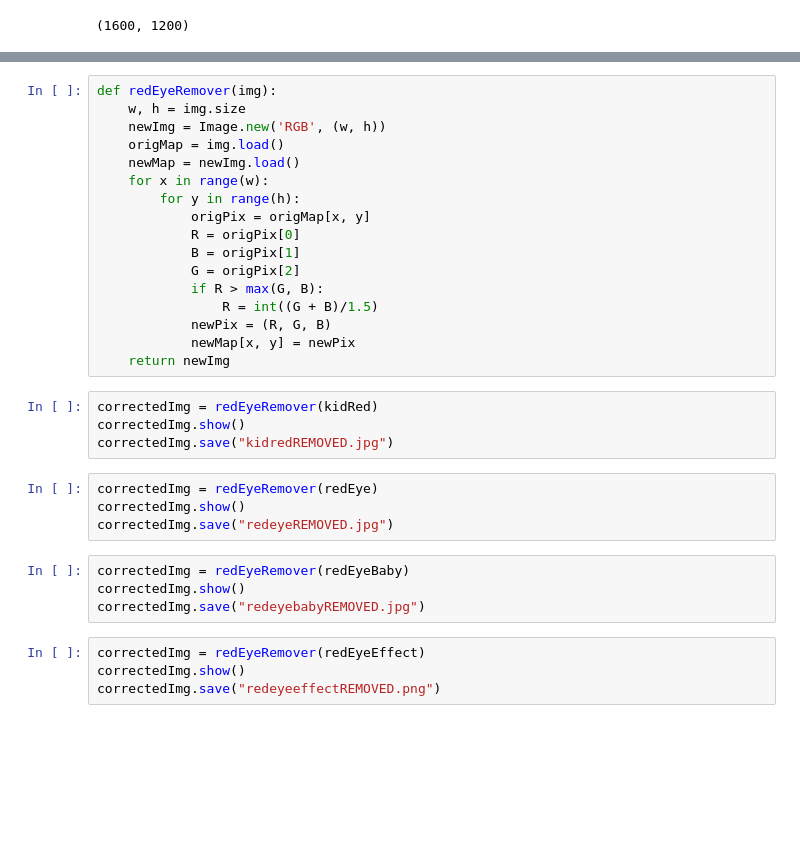
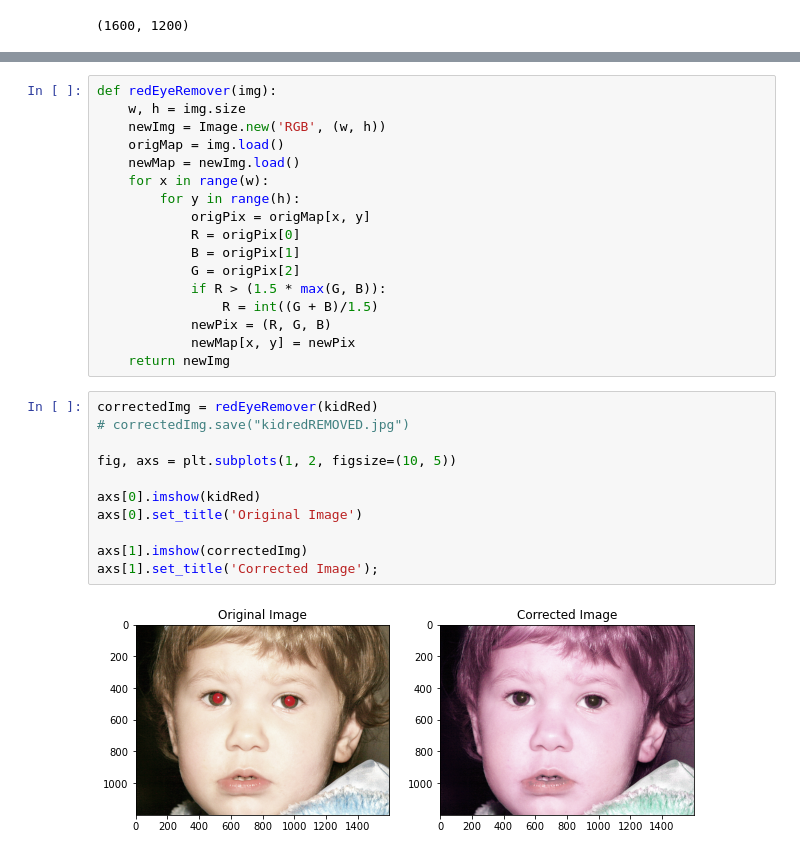
Before and after one commit to polarise26/University, a Jupyter notebook: year-3/sem-5/image-processing/prog-assgn-1/ques-3/main.ipynb, the cells around one changed output, grey strips where cells are left out. Cells and saved outputs as stored; diff of their text form; blank space fills up the shorter version.

```diff
--- a/year-3/sem-5/image-processing/prog-assgn-1/ques-3/main.ipynb
+++ b/year-3/sem-5/image-processing/prog-assgn-1/ques-3/main.ipynb
@@ -29,24 +32,21 @@ def redEyeRemover(img):
             R = origPix[0]
             B = origPix[1]
             G = origPix[2]
-            if R > max(G, B):
+            if R > (1.5 * max(G, B)):
                 R = int((G + B)/1.5)
             newPix = (R, G, B)
             newMap[x, y] = newPix
     return newImg
-# %%
-correctedImg = redEyeRemover(kidRed)
-correctedImg.show()
-correctedImg.save("kidredREMOVED.jpg")
-# %%
-correctedImg = redEyeRemover(redEye)
-correctedImg.show()
-correctedImg.save("redeyeREMOVED.jpg")
-# %%
-correctedImg = redEyeRemover(redEyeBaby)
-correctedImg.show()
-correctedImg.save("redeyebabyREMOVED.jpg")
-# %%
-correctedImg = redEyeRemover(redEyeEffect)
-correctedImg.show()
-correctedImg.save("redeyeeffectREMOVED.png")
+# %%
+correctedImg = redEyeRemover(kidRed)
+# correctedImg.save("kidredREMOVED.jpg")
+
+fig, axs = plt.subplots(1, 2, figsize=(10, 5))
+
+axs[0].imshow(kidRed)
+axs[0].set_title('Original Image')
+
+axs[1].imshow(correctedImg)
+axs[1].set_title('Corrected Image');
+# %% [output]
+[figure, added]
```
Also changed, not shown: parts of 4 cells of this notebook.
